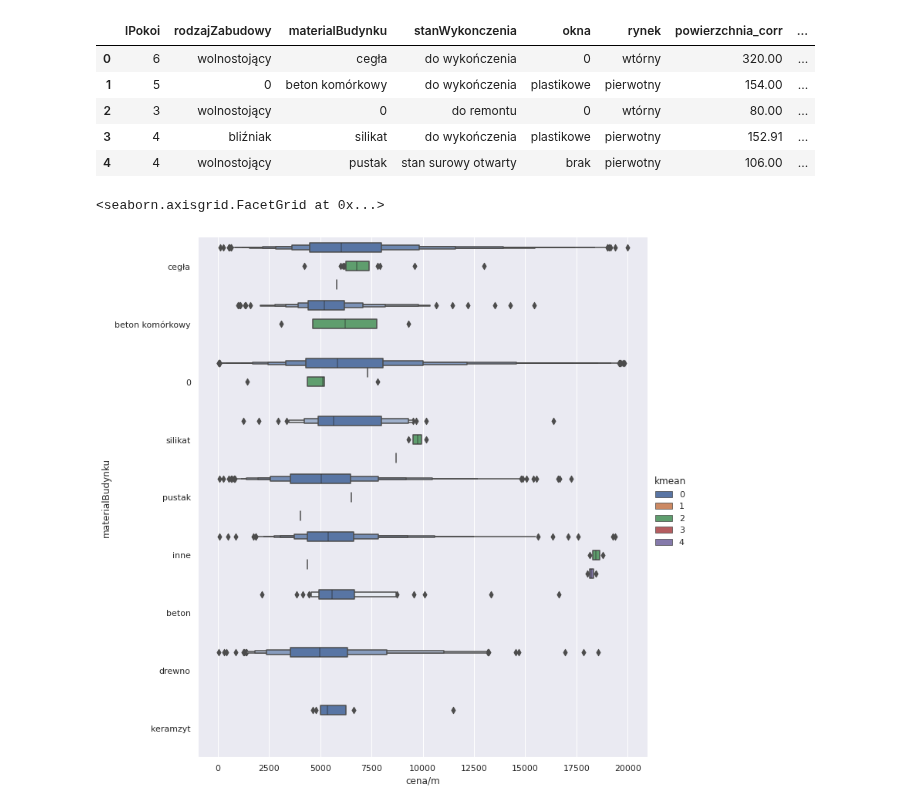
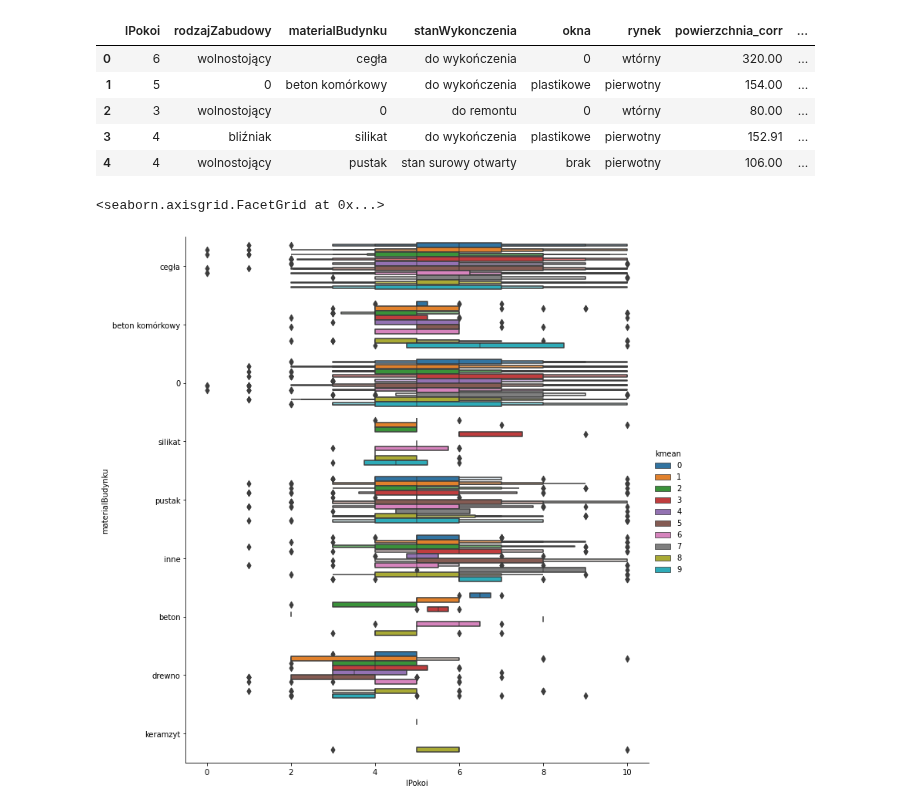
Before and after one commit to KacperGrodecki/Masovian-real-estate, a Jupyter notebook: mazowieckie_colab_rysunki_i_analiza.ipynb, the cells around one changed output. Cells and saved outputs as stored; diff of their text form; code cells hidden in the pictures.

```diff
--- a/mazowieckie_colab_rysunki_i_analiza.ipynb
+++ b/mazowieckie_colab_rysunki_i_analiza.ipynb
@@ -721,3 +695,10 @@ final.head()
 final,final_no_dummies=makeDataFrame(filename)
 # %% [output]
 [figure]
+# %%
+#final_plots=final[['powierzchnia_corr','powierzchniaDzialki_corr','rokBudowy_corr','cena/m','locationX','locationY']].copy()
+final_plots=final[['powierzchnia_corr','cena/m']].copy()
+final_plots=final_plots[final_plots['powierzchnia_corr']<1500]
+final_plots=final_plots[final_plots['powierzchniaDzialki_corr']<5000]
+final_no_dummies=final_no_dummies[final_no_dummies['powierzchnia_corr']<1500]
+final_no_dummies=final_no_dummies[final_no_dummies['powierzchniaDzialki_corr']<5000]
@@ -724,3 +707,3 @@ final,final_no_dummies=makeDataFrame(filename)
 # %%
-final.locationX=final.locationX.fillna(21)
-final.locationY=final.locationY.fillna(52)
+final_plots.locationX=final_plots.locationX.fillna(10)
+final_plots.locationY=final_plots.locationY.fillna(40)
@@ -727,3 +733,2 @@ final.locationY=final.locationY.fillna(52)
 # %%
-kmeans = KMeans(n_clusters=5, random_state=0).fit(final.values)
-kmeans.score(final.values)
+kmeans = KMeans(n_clusters=10, random_state=0).fit(final_plots.values)
@@ -732,6 +735,5 @@ kmeans.score(final.values)
 # %%
-final['kmean']=kmeans.predict(final.values)
-final_no_dummies['kmean']=final['kmean']
+final_no_dummies['kmean']=kmeans.predict(final_plots.values)
 # %%
 final_no_dummies.head()
 # %% [output]
@@ -742,10 +744,10 @@ final_no_dummies.head()
 | 3 | 4 | bliźniak | silikat | do wykończenia | plastikowe | pierwotny | 152.91 | ... |
 | 4 | 4 | wolnostojący | pustak | stan surowy otwarty | brak | pierwotny | 106.00 | ... |
 # %%
-sns.catplot(y="materialBudynku", x="cena/m", hue="kmean", kind="boxen", data=final_no_dummies,height=10)
+sns.catplot(y="materialBudynku", x="lPokoi", hue="kmean", kind="boxen", data=final_no_dummies,height=10)
 # %% [output]
 <seaborn.axisgrid.FacetGrid at 0x...>
-[figure, old version]
+[figure, new version]
 # %%
 sns.catplot(y="rodzajZabudowy", x="cena/m", hue="kmean", kind="boxen", data=final_no_dummies[final_no_dummies['materialBudynku']=='cegła'],height=10)
 # %% [output]
```
Also changed, not shown: parts of 35 cells of this notebook.
